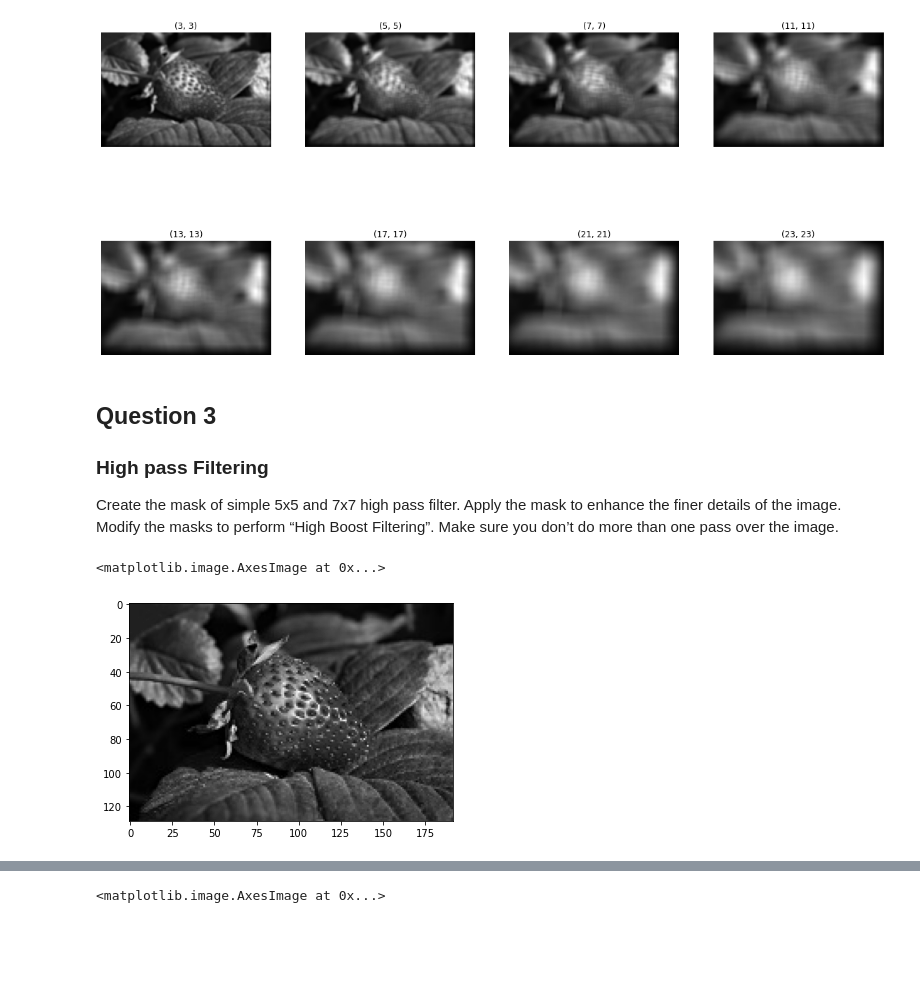
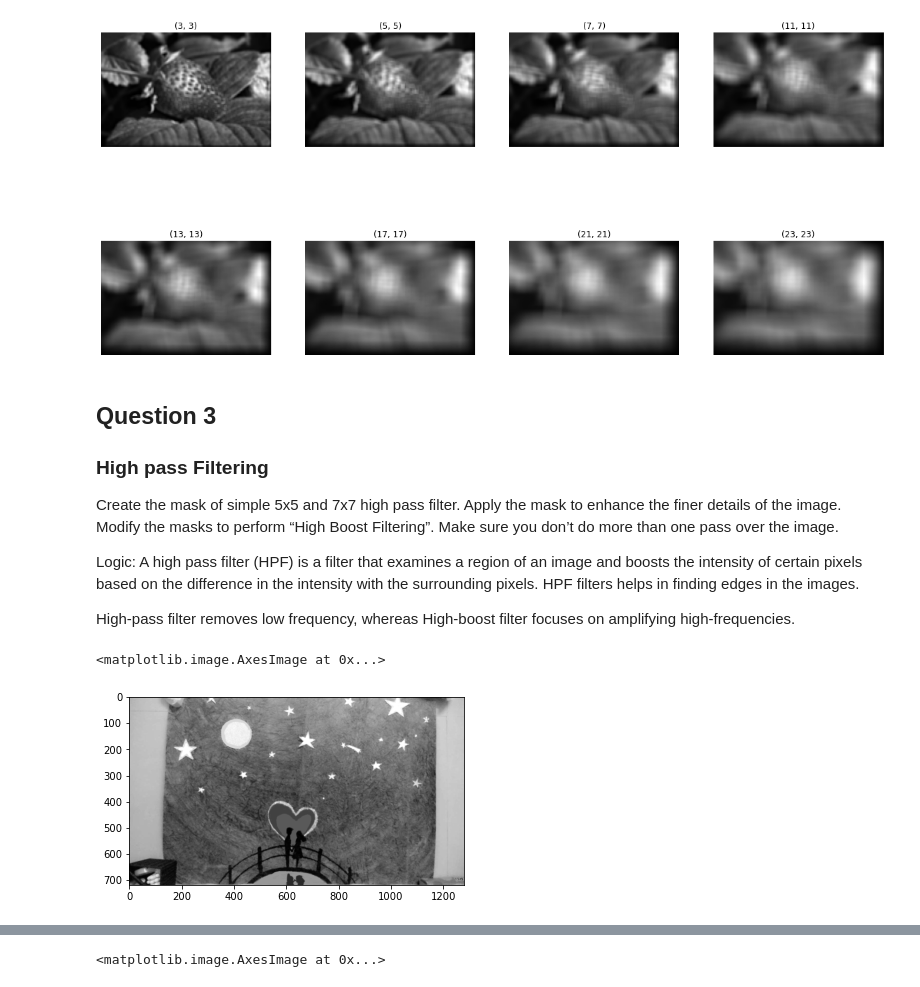
Before and after one commit to bereketeshete/Image-Processing, a Jupyter notebook: Assignment 2 - Image Enhancement/Assignment 2 Bereket.ipynb, the cells around one changed output, grey strips where cells are left out. Cells and saved outputs as stored; diff of their text form; code cells hidden in the pictures; blank space fills up the shorter version.

```diff
--- a/Assignment 2 - Image Enhancement/Assignment 2 Bereket.ipynb
+++ b/Assignment 2 - Image Enhancement/Assignment 2 Bereket.ipynb
@@ -240,10 +300,14 @@ for i, ax in zip(range(len(f_imgs)), axs.flatten()):
 Create the mask of simple 5x5 and 7x7 high pass filter. Apply the mask to enhance the finer
 details of the image. Modify the masks to perform “High Boost Filtering”. Make sure you don’t
 do more than one pass over the image.
+
+Logic: A high pass filter (HPF) is a filter that examines a region of an image and boosts the intensity of certain pixels based on the difference in the intensity with the surrounding pixels. HPF filters helps in finding edges in the images.
+
+High-pass filter removes low frequency, whereas High-boost filter focuses on amplifying high-frequencies.
 # %%
-img = cv2.imread('data/straw_2.jpg', cv2.IMREAD_GRAYSCALE)
+img = cv2.imread('data/paint.jpg', cv2.IMREAD_GRAYSCALE)
 plt.imshow(img, cmap=cm.gray)
 # %% [output]
 <matplotlib.image.AxesImage at 0x...>
-[figure, old version]
+[figure, new version]
 # %%
```
Also changed, not shown: parts of 23 cells of this notebook.
